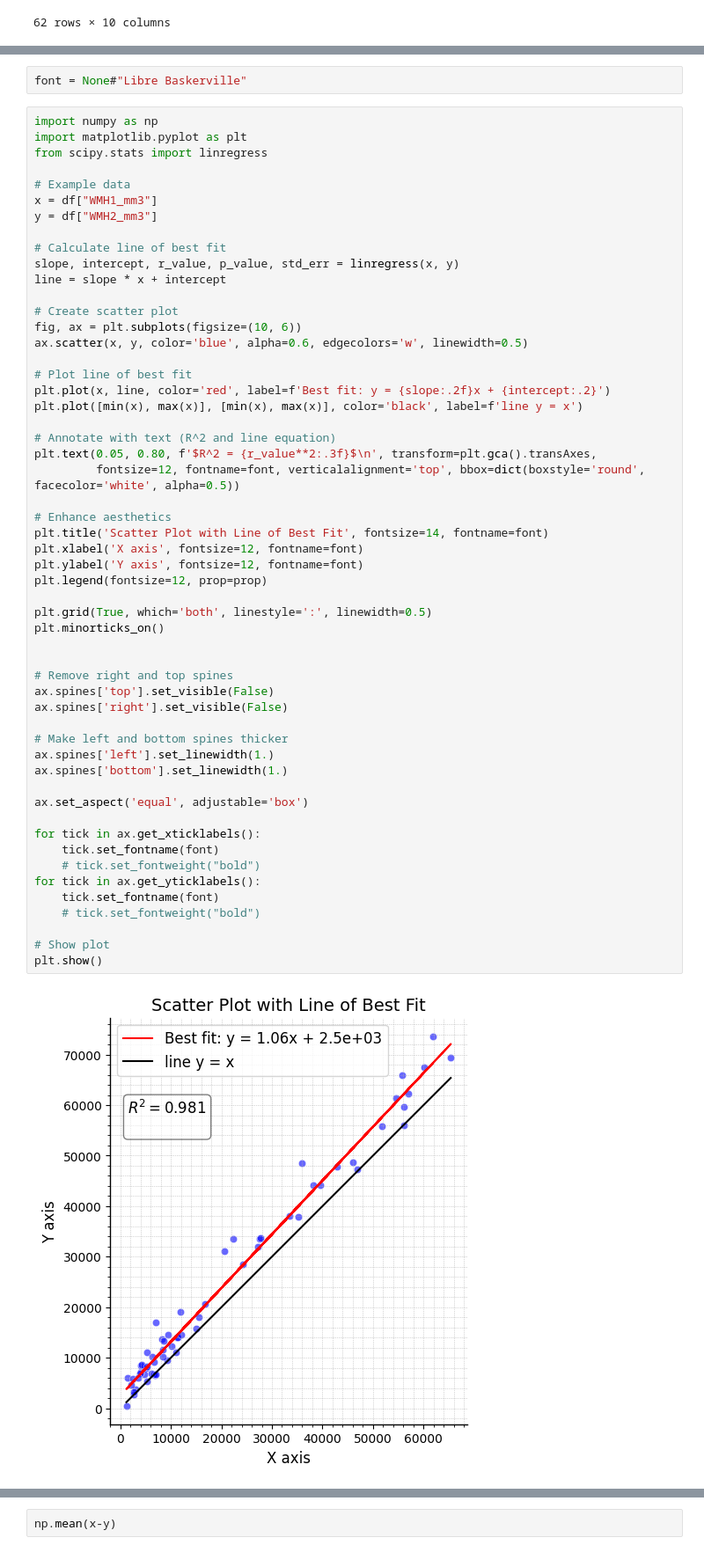
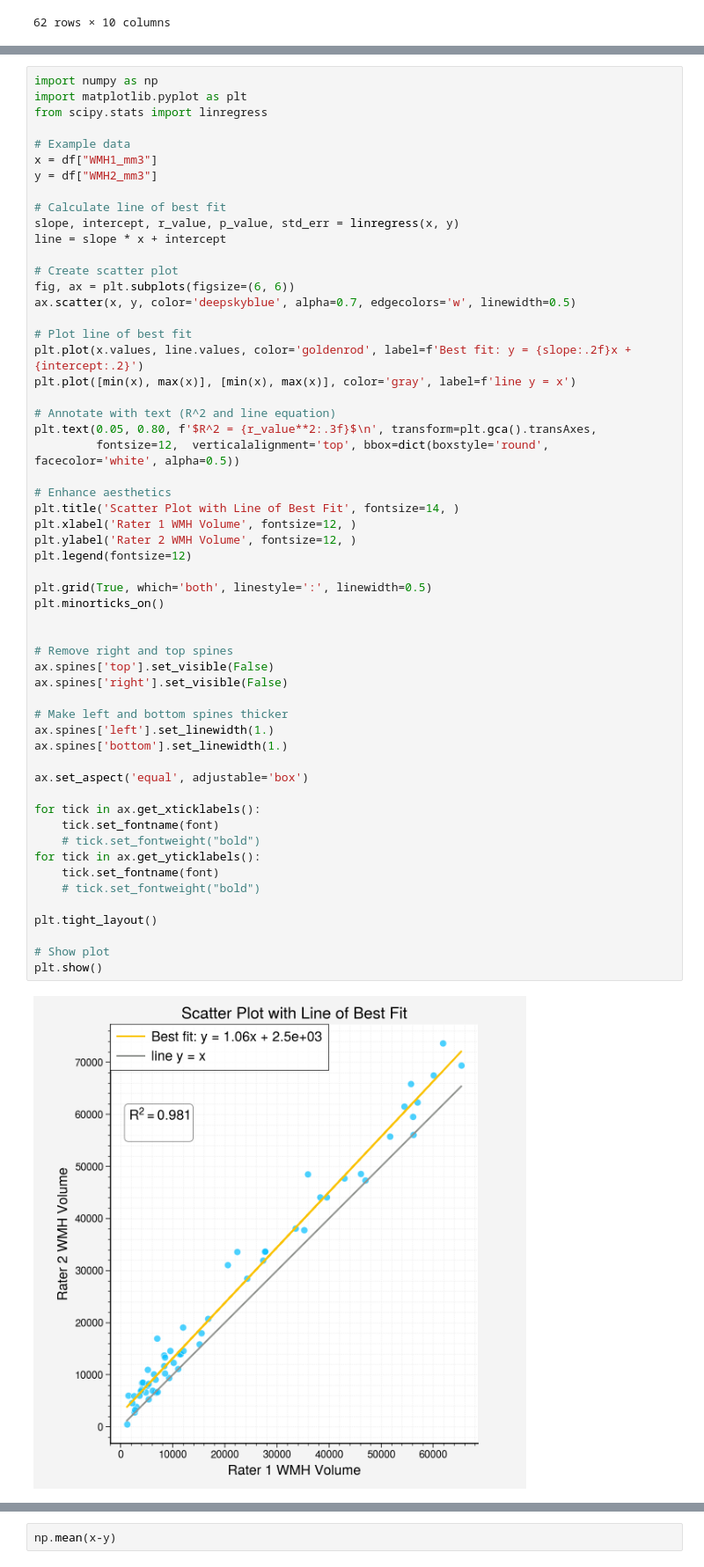
Before and after one commit to BenjaminPhi5/WMH_UQ_assessment, a Jupyter notebook: trustworthai/journal_run/interrater_experiments/Plotting from Maria's spreadsheet.ipynb, the cells around one changed output, grey strips where cells are left out. Shown at 88% size. Drawn from its saved outputs; the diff is of its cells as text.

Commit message:
made aesthetic versions of the plots that I have that are publication ready and nice

```diff
--- a/trustworthai/journal_run/interrater_experiments/Plotting from Maria's spreadsheet.ipynb
+++ b/trustworthai/journal_run/interrater_experiments/Plotting from Maria's spreadsheet.ipynb
@@ -79,5 +75,3 @@ prop = None#FontProperties(fname="/home/s2208943/fonts/Libre_Baskerville/LibreBa
-# %%
-font = None#"Libre Baskerville"
 # %%
 import numpy as np
 import matplotlib.pyplot as plt
@@ -92,45 +86,47 @@ slope, intercept, r_value, p_value, std_err = linregress(x, y)
 line = slope * x + intercept
 
 # Create scatter plot
-fig, ax = plt.subplots(figsize=(10, 6))
-ax.scatter(x, y, color='blue', alpha=0.6, edgecolors='w', linewidth=0.5)
+fig, ax = plt.subplots(figsize=(6, 6))
+ax.scatter(x, y, color='deepskyblue', alpha=0.7, edgecolors='w', linewidth=0.5)
 
 # Plot line of best fit
-plt.plot(x, line, color='red', label=f'Best fit: y = {slope:.2f}x + {intercept:.2}')
-plt.plot([min(x), max(x)], [min(x), max(x)], color='black', label=f'line y = x')
+plt.plot(x.values, line.values, color='goldenrod', label=f'Best fit: y = {slope:.2f}x + {intercept:.2}')
+plt.plot([min(x), max(x)], [min(x), max(x)], color='gray', label=f'line y = x')
 
 # Annotate with text (R^2 and line equation)
 plt.text(0.05, 0.80, f'$R^2 = {r_value**2:.3f}$\n', transform=plt.gca().transAxes,
-         fontsize=12, fontname=font, verticalalignment='top', bbox=dict(boxstyle='round', facecolor='white', alpha=0.5))
+         fontsize=12,  verticalalignment='top', bbox=dict(boxstyle='round', facecolor='white', alpha=0.5))
 
 # Enhance aesthetics
-plt.title('Scatter Plot with Line of Best Fit', fontsize=14, fontname=font)
-plt.xlabel('X axis', fontsize=12, fontname=font)
-plt.ylabel('Y axis', fontsize=12, fontname=font)
-plt.legend(fontsize=12, prop=prop)
+plt.title('Scatter Plot with Line of Best Fit', fontsize=14, )
+plt.xlabel('Rater 1 WMH Volume', fontsize=12, )
+plt.ylabel('Rater 2 WMH Volume', fontsize=12, )
+plt.legend(fontsize=12)
 
 plt.grid(True, which='both', linestyle=':', linewidth=0.5)
 plt.minorticks_on()
 
 
 # Remove right and top spines
 ax.spines['top'].set_visible(False)
 ax.spines['right'].set_visible(False)
 
 # Make left and bottom spines thicker
 ax.spines['left'].set_linewidth(1.)
 ax.spines['bottom'].set_linewidth(1.)
 
 ax.set_aspect('equal', adjustable='box')
 
 for tick in ax.get_xticklabels():
     tick.set_fontname(font)
     # tick.set_fontweight("bold")
 for tick in ax.get_yticklabels():
     tick.set_fontname(font)
     # tick.set_fontweight("bold")
 
+plt.tight_layout()
+
 # Show plot
 plt.show()
 # %% [output]
-[figure, old version]
+[figure, new version]
```
Also changed, not shown: parts of 24 cells of this notebook.
